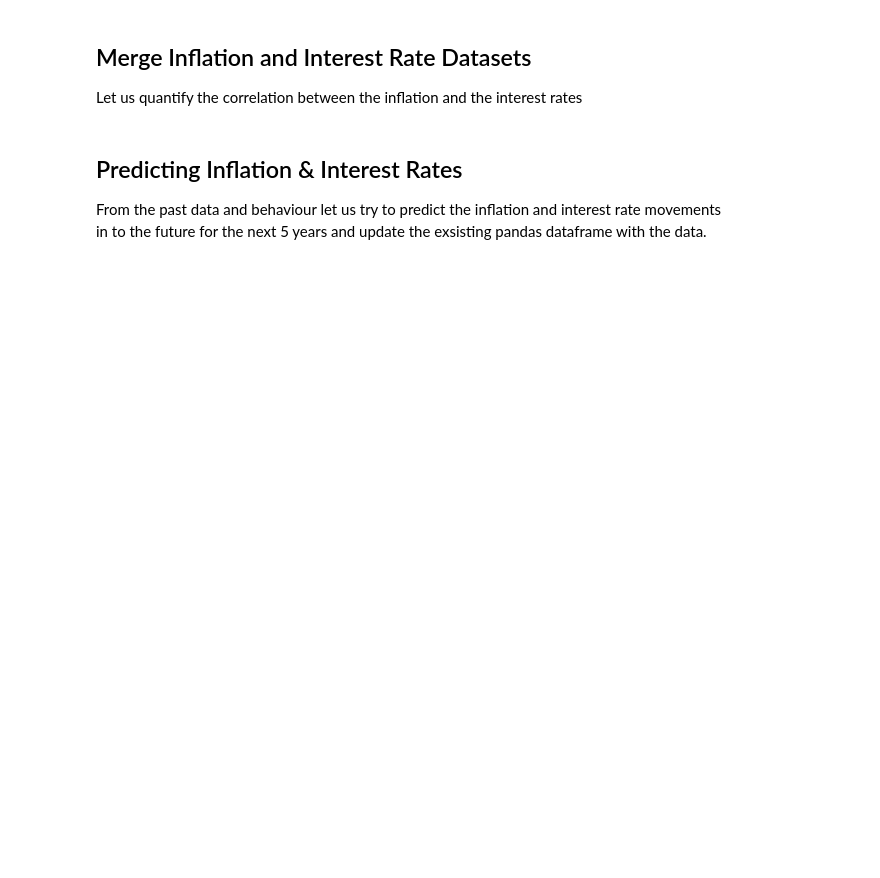
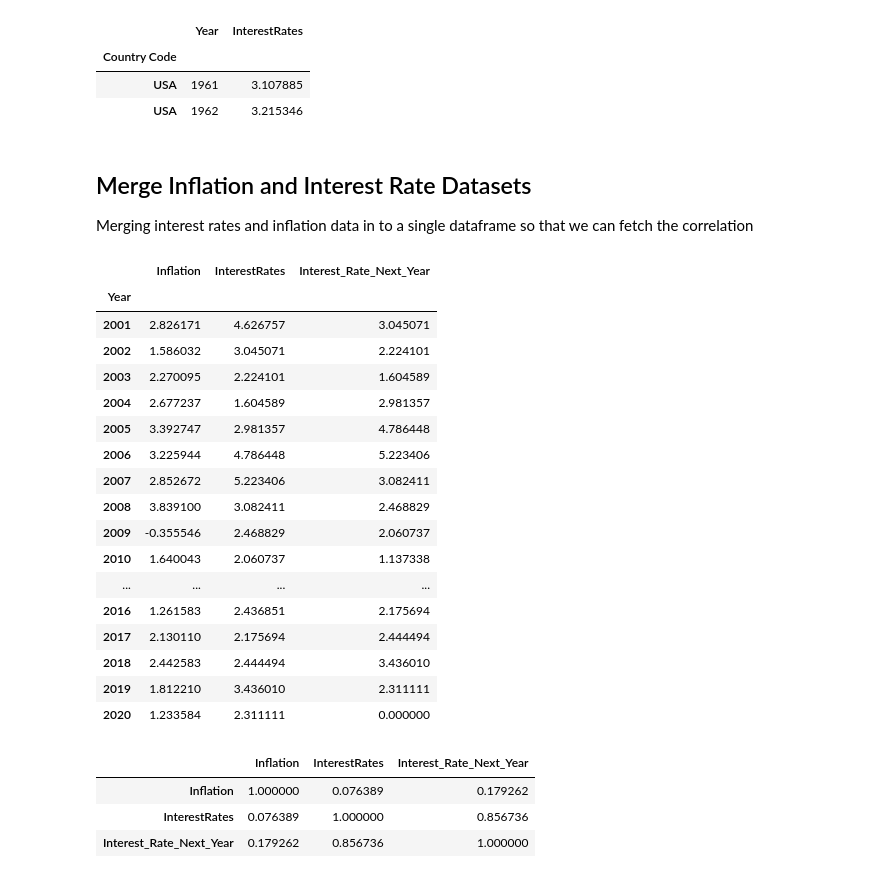
Before and after one commit to kartskri/FinancialTrading, a Jupyter notebook: project/investment_strategy_inflationary_analysis.ipynb, the cells around one changed output. Drawn from its saved outputs; the diff is of its cells as text; code cells hidden in the pictures; blank space fills up the shorter version.

```diff
--- a/project/investment_strategy_inflationary_analysis.ipynb
+++ b/project/investment_strategy_inflationary_analysis.ipynb
@@ -12,0 +36,4 @@ Visualize the Inflation of United States over the years
+# %%
+# Inflation Data for USA
+usa_inflation_data = df_inflation_data.loc[country_code]
+usa_inflation_data.head(2)
@@ -18,7 +71,46 @@ Loading the interest rate database and visually Ploting them
+# %%
+# Inflation Data for USA
+usa_interest_data = df_interest_data.loc[country_code]
+usa_interest_data.head(2)
+# %% [output]
+|  | Year | InterestRates |
+| Country Code |  |  |
+| USA | 1961 | 3.107885 |
+| USA | 1962 | 3.215346 |
 # %% [markdown]
 ## Merge Inflation and Interest Rate Datasets
-Let us quantify the correlation between the inflation and the interest rates
+Merging interest rates and inflation data in to a single dataframe so that we can fetch the correlation
-# %% [markdown]
-## Predicting Inflation & Interest Rates
-From the past data and behaviour let us try to predict the inflation and interest rate movements <br/>
-in to the future for the next 5 years and update the exsisting pandas dataframe with the data.
+# %%
+usa_inflation_interest_df = pd.merge(usa_inflation_data, usa_interest_data, on=["Year"])
+usa_inflation_interest_df.index = usa_inflation_interest_df['Year']
+usa_inflation_interest_df['Interest_Rate_Next_Year'] = usa_inflation_interest_df["Year"].apply(lambda x: (usa_inflation_interest_df.loc[x+1]["InterestRates"]) if x < 2020 else 0.0)
+usa_inflation_interest_df = usa_inflation_interest_df.drop(columns=['Year'])
+usa_inflation_interest_df['Interest_Rate_Next_Year'] = usa_inflation_interest_df['Interest_Rate_Next_Year'].astype("float")
+usa_inflation_interest_df.tail(20)
+# %% [output]
+|  | Inflation | InterestRates | Interest_Rate_Next_Year |
+| Year |  |  |  |
+| 2001 | 2.826171 | 4.626757 | 3.045071 |
+| 2002 | 1.586032 | 3.045071 | 2.224101 |
+| 2003 | 2.270095 | 2.224101 | 1.604589 |
+| 2004 | 2.677237 | 1.604589 | 2.981357 |
+| 2005 | 3.392747 | 2.981357 | 4.786448 |
+| 2006 | 3.225944 | 4.786448 | 5.223406 |
+| 2007 | 2.852672 | 5.223406 | 3.082411 |
+| 2008 | 3.839100 | 3.082411 | 2.468829 |
+| 2009 | -0.355546 | 2.468829 | 2.060737 |
+| 2010 | 1.640043 | 2.060737 | 1.137338 |
+| ... | ... | ... | ... |
+| 2016 | 1.261583 | 2.436851 | 2.175694 |
+| 2017 | 2.130110 | 2.175694 | 2.444494 |
+| 2018 | 2.442583 | 2.444494 | 3.436010 |
+| 2019 | 1.812210 | 3.436010 | 2.311111 |
+| 2020 | 1.233584 | 2.311111 | 0.000000 |
+# %%
+inflation_interest_correlation = usa_inflation_interest_df.corr(method='pearson')
+inflation_interest_correlation
+# %% [output]
+|  | Inflation | InterestRates | Interest_Rate_Next_Year |
+| Inflation | 1.000000 | 0.076389 | 0.179262 |
+| InterestRates | 0.076389 | 1.000000 | 0.856736 |
+| Interest_Rate_Next_Year | 0.179262 | 0.856736 | 1.000000 |
```
Also changed, not shown: parts of 30 cells of this notebook, 1 other file.
